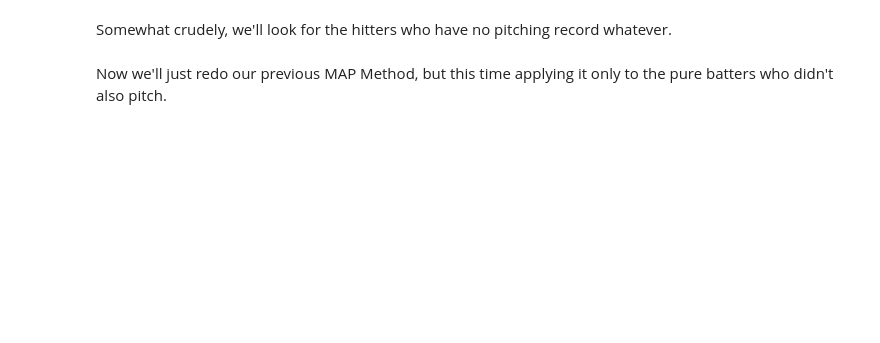
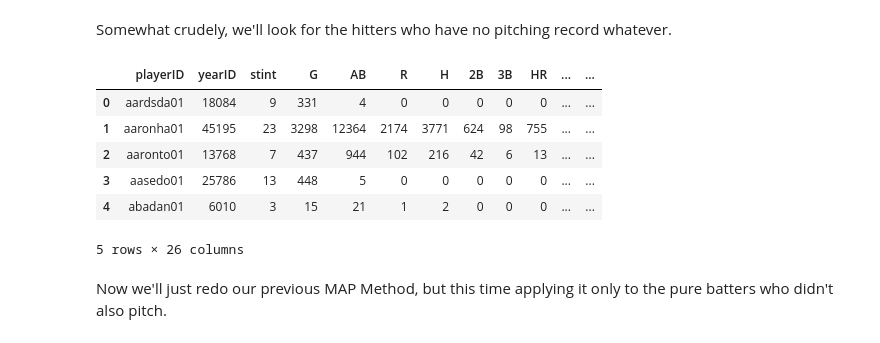
Before and after one commit to flatiron-school/data-science_baseball, a Jupyter notebook: notebooks/best_and_worst_hitters.ipynb, the cells around one changed output. Cells and saved outputs as stored; diff of their text form; code cells hidden in the pictures; blank space fills up the shorter version.

```diff
--- a/notebooks/best_and_worst_hitters.ipynb
+++ b/notebooks/best_and_worst_hitters.ipynb
@@ -288,6 +573,16 @@ def also_pitch(x):
         return 1
 # %%
 players['no_pitch'] = players.apply(also_pitch, axis = 1)
+# %%
+players.head()
+# %% [output]
+|  | playerID | yearID | stint | G | AB | R | H | 2B | 3B | HR | ... | ... |
+| 0 | aardsda01 | 18084 | 9 | 331 | 4 | 0 | 0 | 0 | 0 | 0 | ... | ... |
+| 1 | aaronha01 | 45195 | 23 | 3298 | 12364 | 2174 | 3771 | 624 | 98 | 755 | ... | ... |
+| 2 | aaronto01 | 13768 | 7 | 437 | 944 | 102 | 216 | 42 | 6 | 13 | ... | ... |
+| 3 | aasedo01 | 25786 | 13 | 448 | 5 | 0 | 0 | 0 | 0 | 0 | ... | ... |
+| 4 | abadan01 | 6010 | 3 | 15 | 21 | 1 | 2 | 0 | 0 | 0 | ... | ... |
+5 rows × 26 columns
 # %%
 pure_batters = players[players['no_pitch'] == 0].copy()
 # %% [markdown]
```
Also changed, not shown: parts of 33 cells of this notebook, 1 other file.
